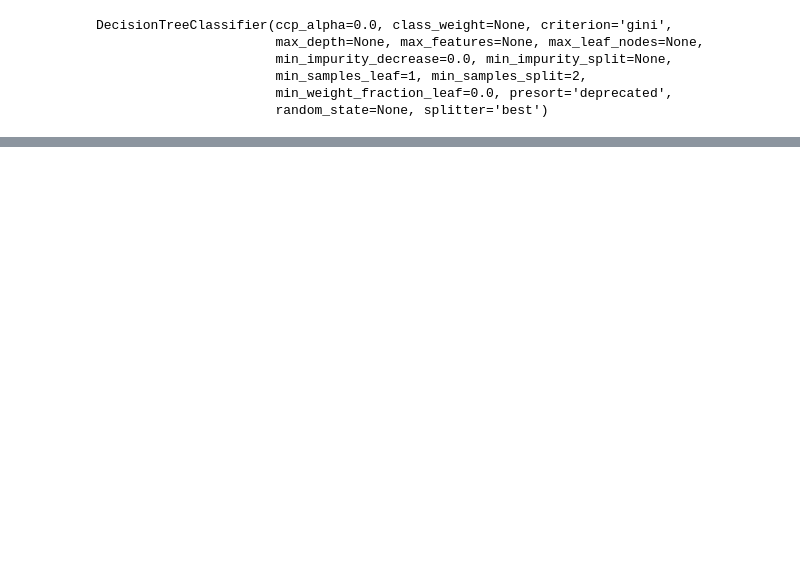
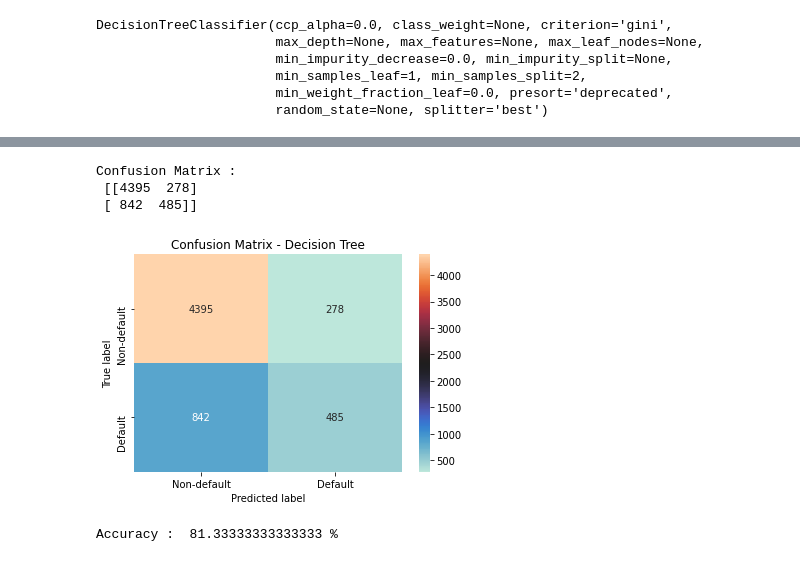
Before and after one commit to pranjal0207/credit-worthiness-of-customer, a Jupyter notebook: Credit_Worthiness_of_customer.ipynb, the cells around one changed output, grey strips where cells are left out. Drawn from its saved outputs; the diff is of its cells as text; code cells hidden in the pictures; blank space fills up the shorter version.

Commit message:
Random Forest Classifier added

```diff
--- a/Credit_Worthiness_of_customer.ipynb
+++ b/Credit_Worthiness_of_customer.ipynb
@@ -316,0 +320,3 @@ Accuracy :  71.41666666666666 %
+# %%
+classifier = RandomForestClassifier()
+classifier.fit(x_std_train, y_train)
@@ -316,0 +332,21 @@ Accuracy :  71.41666666666666 %
+# %%
+y_pred = classifier.predict(x_std_test)
+# %%
+cm = confusion_matrix(y_test, y_pred)
+print ("Confusion Matrix : \n", cm)
+
+sns.heatmap(cm ,annot=True, cmap="icefire", fmt="d",
+            xticklabels = ['Non-default', 'Default'],
+            yticklabels = ['Non-default', 'Default'])
+plt.ylabel('True label')
+plt.xlabel('Predicted label')
+plt.title("Confusion Matrix - Decision Tree");
+# %% [output]
+Confusion Matrix :
+ [[4395  278]
+ [ 842  485]]
+[figure, added]
+# %%
+print ("Accuracy : ", accuracy_score(y_test, y_pred)*100, "%")
+# %% [output]
+Accuracy :  81.33333333333333 %
```
Also changed, not shown: parts of 6 cells of this notebook.
